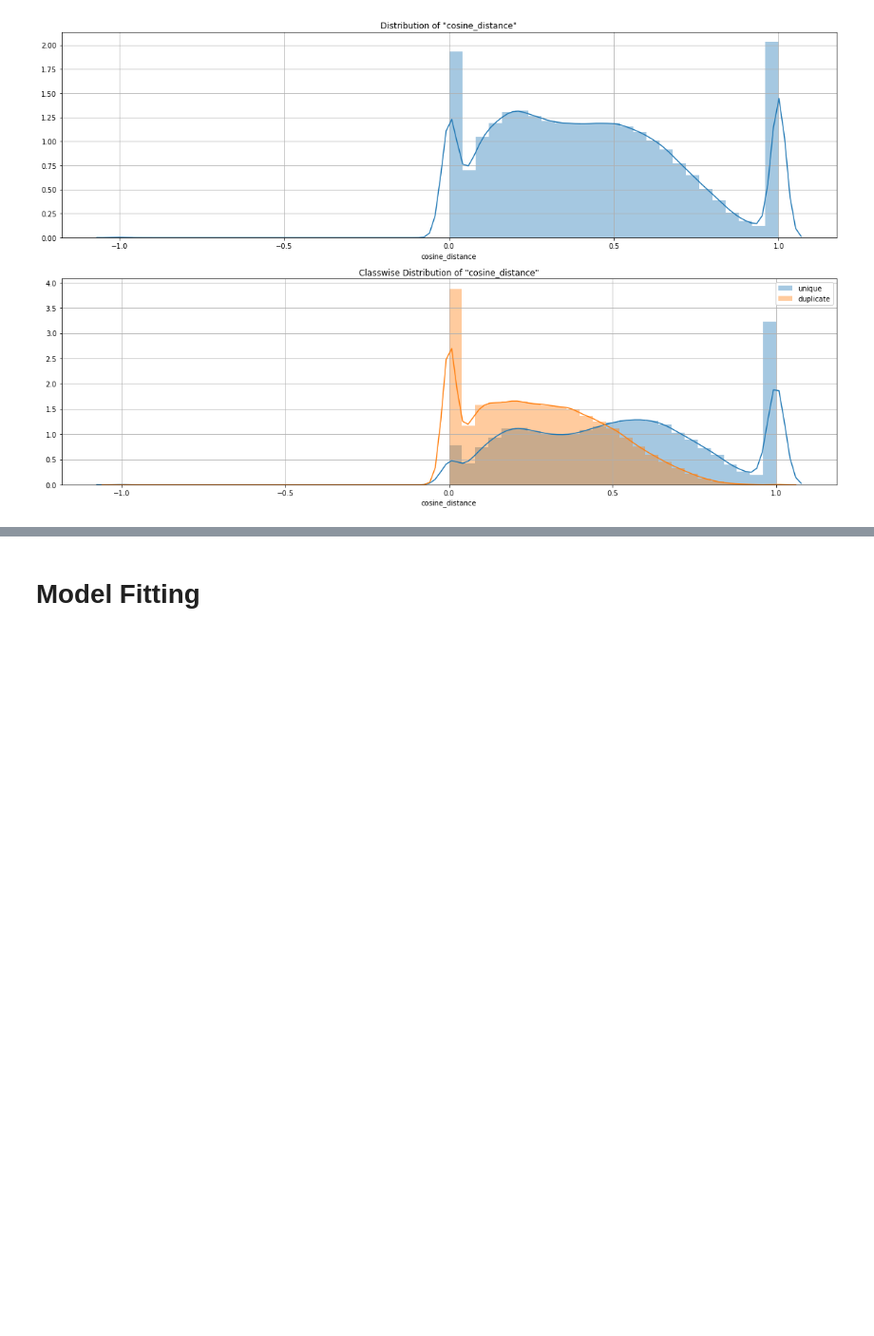
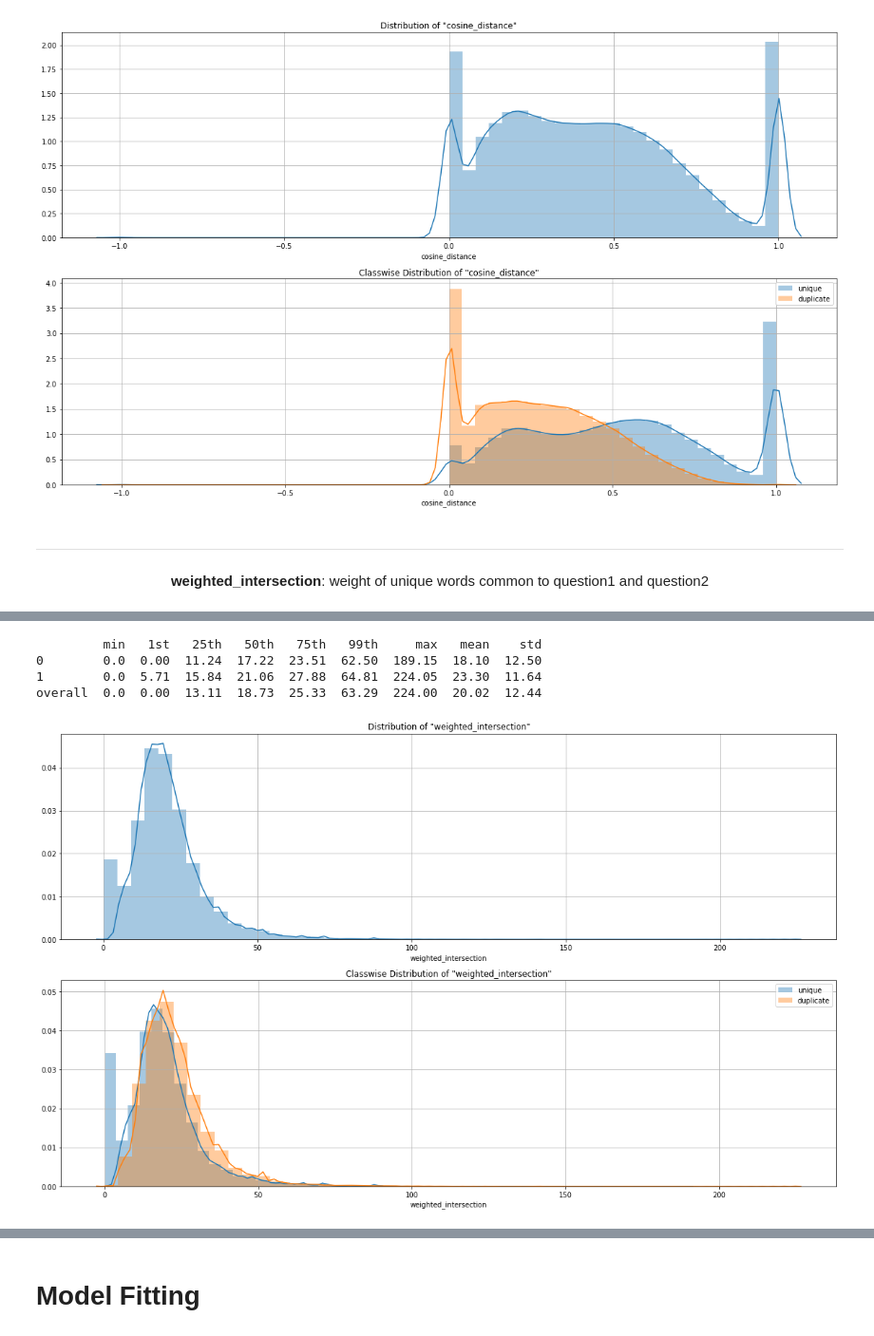
Before and after one commit to Ritvik19/Quora-Question-Pairs, a Jupyter notebook: 06b Advanced Features.ipynb, the cells around one changed output, grey strips where cells are left out. Shown: that part at 95% size. Cells and saved outputs as stored; diff of their text form; code cells hidden in the pictures; blank space fills up the shorter version.

```diff
--- a/06b Advanced Features.ipynb
+++ b/06b Advanced Features.ipynb
@@ -38,6 +38,15 @@ data.head()
 data.dropna(inplace=True)
 # %%
 from scipy.spatial.distance import hamming, cosine
+# %%
+def getweight(list_words):
+    weight = 0
+    for word in list_words:
+        try:
+            weight += tv.idf_[tv.vocabulary_[word]]
+        except:
+            pass
+    return weight
 # %% [markdown]
 ___
 <center><b>Hamming Distance</b></center>
@@ -82,3 +91,15 @@ fig, ax = plot_feature_distribution(data, 'cosine_distance', 'is_duplicate', lab
 1       -1.0  0.0  0.11  0.26  0.43  0.76  1.0  0.28  0.20
 overall -1.0  0.0  0.20  0.41  0.62  1.00  1.0  0.43  0.28
 [figure]
+# %% [markdown]
+___
+<center><b>weighted_intersection</b>: weight of unique words common to question1 and question2</center>
+# %%
+data['weighted_intersection'] = data[['q1_clean', 'q2_clean']].progress_apply(
+    lambda row: getweight(set(row['q1_clean'].split())&set(row['q2_clean'].split())),
+    axis=1
+)
+
+print(feature_distribution(data, 'weighted_intersection', 'is_duplicate'))
+fig, ax = plot_feature_distribution(data, 'weighted_intersection', 'is_duplicate', labels=['unique', 'duplicate'])
+# %% [output]
@@ -84,0 +107,5 @@ overall -1.0  0.0  0.20  0.41  0.62  1.00  1.0  0.43  0.28
+         min   1st   25th   50th   75th   99th     max   mean    std
+0        0.0  0.00  11.24  17.22  23.51  62.50  189.15  18.10  12.50
+1        0.0  5.71  15.84  21.06  27.88  64.81  224.05  23.30  11.64
+overall  0.0  0.00  13.11  18.73  25.33  63.29  224.00  20.02  12.44
+[figure, added]
```
Also changed, not shown: parts of 11 cells of this notebook, 2 other files.
